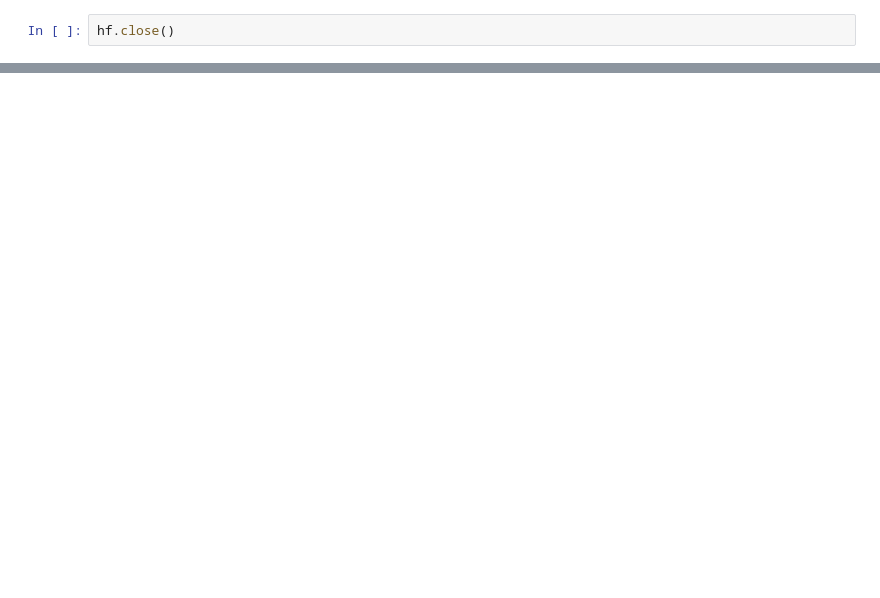
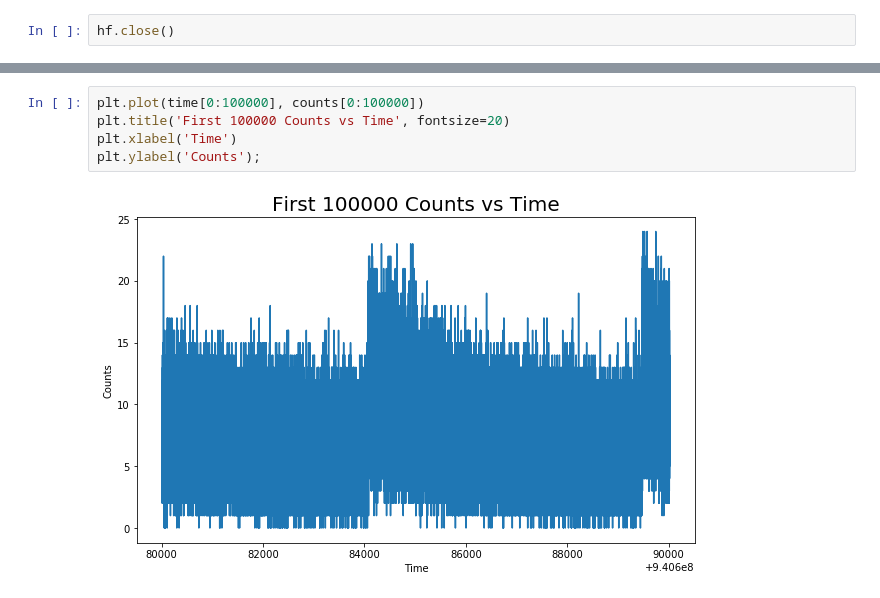
Before and after one commit to maria8ch/Phys434_BigData, a Jupyter notebook: Chernyavskaya_Report4.ipynb, the cells around one changed output, grey strips where cells are left out. Drawn from its saved outputs; the diff is of its cells as text; blank space fills up the shorter version.

```diff
--- a/Chernyavskaya_Report4.ipynb
+++ b/Chernyavskaya_Report4.ipynb
@@ -295,0 +66,7 @@ NameError: name 'statistics' is not defined
+# %%
+plt.plot(time[0:100000], counts[0:100000])
+plt.title('First 100000 Counts vs Time', fontsize=20)
+plt.xlabel('Time')
+plt.ylabel('Counts');
+# %% [output]
+[figure, added]
```
Also changed, not shown: parts of 74 cells of this notebook.
